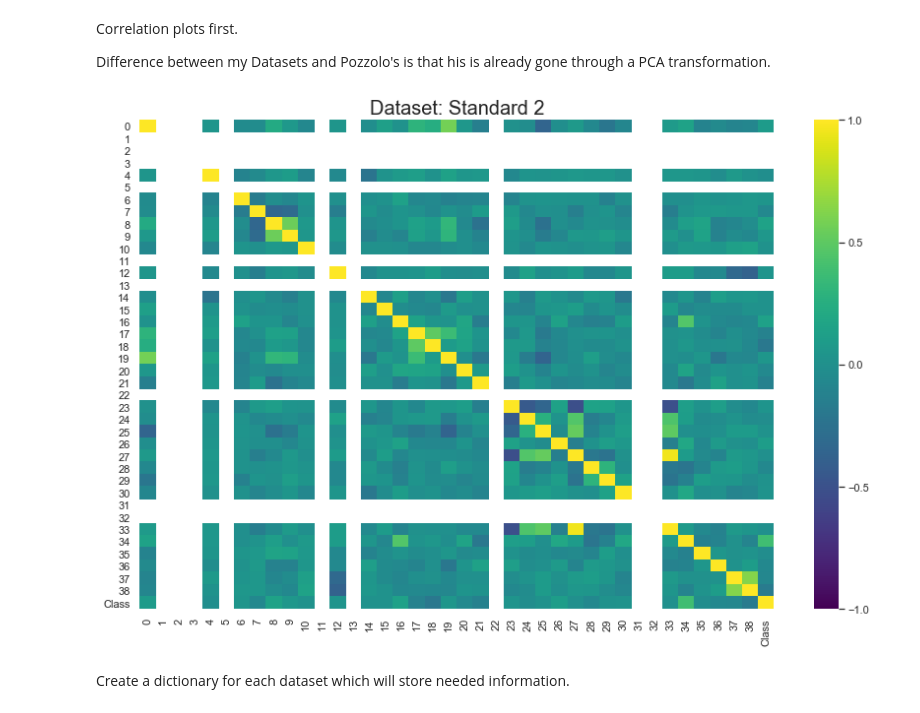
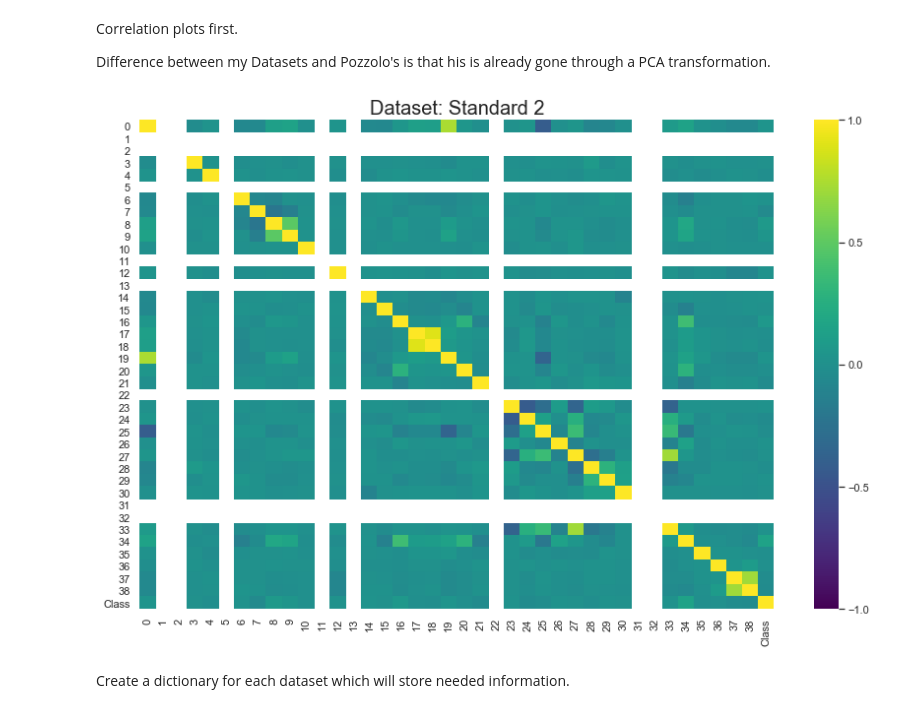
Before and after one commit to ynax/Exjobb-final, a Jupyter notebook: Exjobb Handelsbanken 2021. Martin Jacobson.ipynb, the cells around one changed output. Drawn from its saved outputs; the diff is of its cells as text; code cells hidden in the pictures.

```diff
--- a/Exjobb Handelsbanken 2021. Martin Jacobson.ipynb
+++ b/Exjobb Handelsbanken 2021. Martin Jacobson.ipynb
@@ -45,7 +45,7 @@ Datasets = {
     'Aggregated 1+2':'agg01_encoded',
     'Aggregated 1+2+4':'agg013_encoded',
     'Aggregated 1+2+3+4':'agg0123_encoded',
-#     'Dal Pozzolo Dataset':'DAL_P',
+    'Dal Pozzolo Dataset':'DAL_P',
     'All trans':'SHB_3_wR_wE',     # All transactions Jan-Mar
     'Standard 2':'OneTypeTrans3_wR_wE', # Jan-Mar
 }
@@ -89,27 +89,27 @@ Difference between my Datasets and Pozzolo's is that his is already gone through
 # %%
 save_folder = 'Plots/Correlation'
 key = 'Standard 2'
 for i in [1]:
 # for i,key in enumerate(Datasets.keys()):
-#     df = read_data(Datasets[key],folder)
+    df = read_data(Datasets[key],folder)
     f = plt.figure(figsize=(12, 8))
 
     corr = df.corr()
     sns.heatmap(corr,
                 xticklabels=corr.columns.values,
                 yticklabels=corr.columns.values,
                vmin=-1,
                vmax=1,
                cmap='viridis',
                center=0,
                cbar_kws={"ticks":[-1,-.5,0,.5,1]},
                )
     plt.title('Dataset: {}'.format(key),fontdict ={'fontsize':20})
     plt.tight_layout()
     plt.savefig('{}/{}.png'.format(save_folder,key))
     plt.show()
 # %% [output]
-[figure, old version]
+[figure, new version]
 # %% [markdown]
 Create a dictionary for each dataset which will store needed information.
 # %%
```
Also changed, not shown: parts of 23 cells of this notebook.
